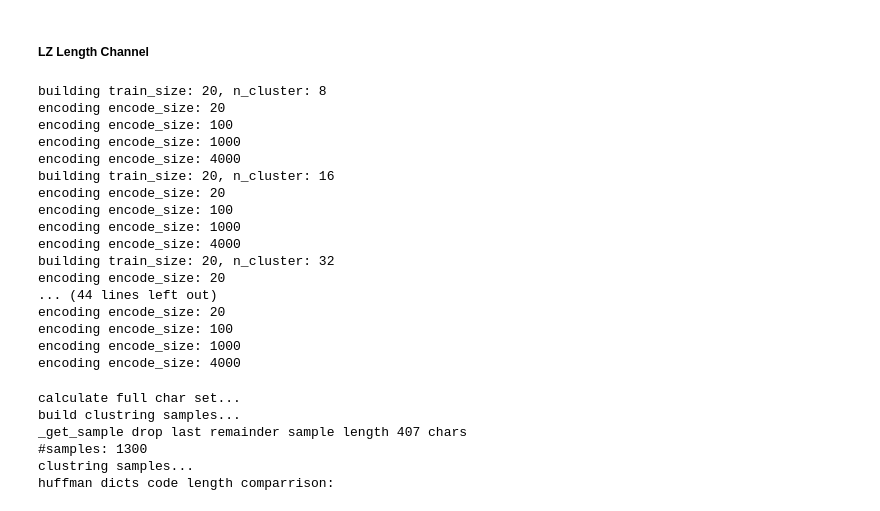
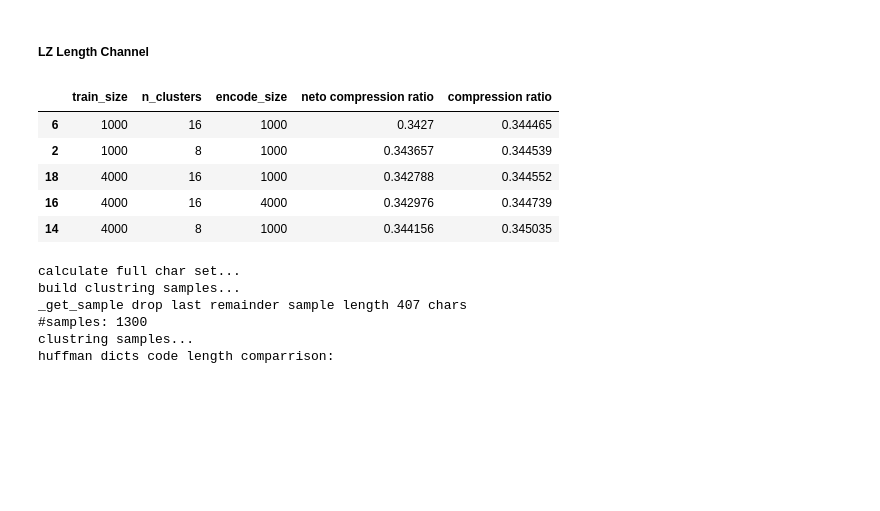
Before and after one commit to nyutal/049063-Information-in-Storage-Devices-Final-Project, a Jupyter notebook: src/nadavedit.ipynb, the cells around one changed output. Drawn from its saved outputs; the diff is of its cells as text; code cells hidden in the pictures; blank space fills up the shorter version.

```diff
--- a/src/nadavedit.ipynb
+++ b/src/nadavedit.ipynb
@@ -1157,28 +1157,18 @@ result_style_chain(run_or_walk_offset_high_df, run_or_walk_offset_high_total_rat
 # %%
 EXP_2_RUN_OR_WALK_LENGTH_RESULTS = '../output/experiments/exp2/exp2_run_or_walk_length_results.txt'
 train_sizes = [20,100,1000,4000]
 n_cluster_sizes = [8,16,32]
 encode_sizes = [20,100,1000,4000]
 run_or_walk_length_results = evaluate_clustered_huffman(RUN_OR_WALK_LZ_LENGTH_PATH, None, [], train_sizes, n_cluster_sizes, encode_sizes, EXP_2_RUN_OR_WALK_LENGTH_RESULTS)
 run_or_walk_length_df = get_df_result(run_or_walk_length_results)
+result_style_chain(run_or_walk_length_df, run_or_walk_length_total_ratio, apply_max=False, sorter='compression ratio', max_idx=5)
 # %% [output]
-building train_size: 20, n_cluster: 8
-encoding encode_size: 20
-encoding encode_size: 100
-encoding encode_size: 1000
-encoding encode_size: 4000
-building train_size: 20, n_cluster: 16
-encoding encode_size: 20
-encoding encode_size: 100
-encoding encode_size: 1000
-encoding encode_size: 4000
-building train_size: 20, n_cluster: 32
-encoding encode_size: 20
-... (44 lines left out)
-encoding encode_size: 20
-encoding encode_size: 100
-encoding encode_size: 1000
-encoding encode_size: 4000
+|  | train_size | n_clusters | encode_size | neto compression ratio | compression ratio |
+| 6 | 1000 | 16 | 1000 | 0.3427 | 0.344465 |
+| 2 | 1000 | 8 | 1000 | 0.343657 | 0.344539 |
+| 18 | 4000 | 16 | 1000 | 0.342788 | 0.344552 |
+| 16 | 4000 | 16 | 4000 | 0.342976 | 0.344739 |
+| 14 | 4000 | 8 | 1000 | 0.344156 | 0.345035 |
 # %%
 ch = ClusteredHuffman(sample_seperator=None, stop_chars=[], train_batch_size=500, n_clusters=4, verbose=True)
 ch.build_codes(RUN_OR_WALK_LZ_OFFSET_HIGH_PATH)
```
Also changed, not shown: parts of 3 cells of this notebook, 10 other files.
